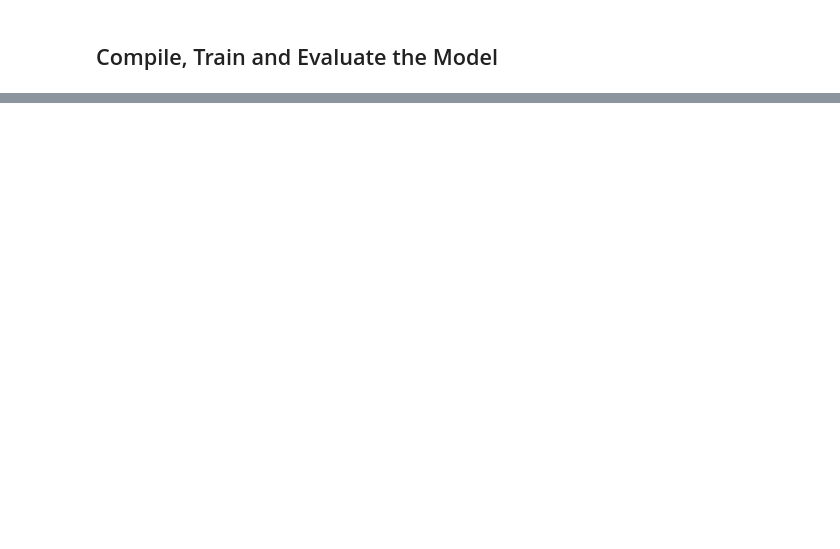
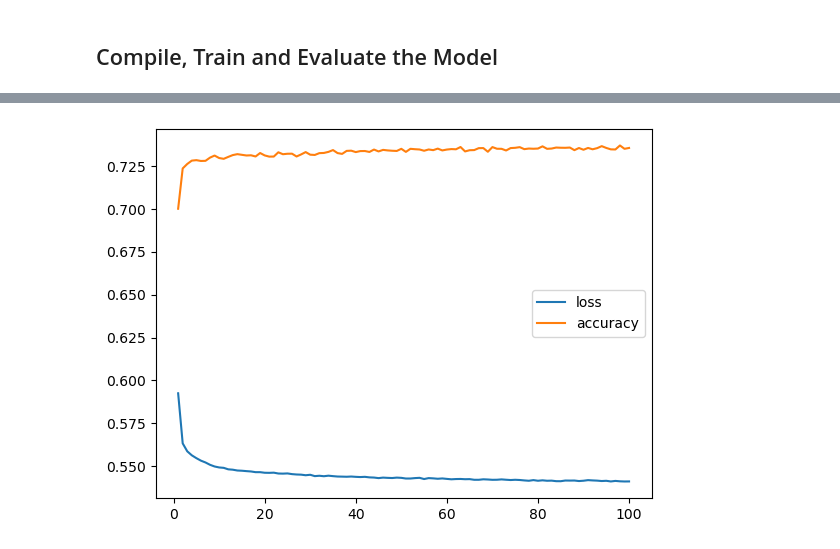
Before and after one commit to MonaBCM/deep-learning-challenge, a Jupyter notebook: deep_learning.ipynb, the cells around one changed output, grey strips where cells are left out. Saved outputs shown, nothing was run; the diff lists cells and outputs as text; code cells hidden in the pictures; blank space fills up the shorter version.

```diff
--- a/deep_learning.ipynb
+++ b/deep_learning.ipynb
@@ -257,0 +275,12 @@ nn.save("models/alphabeticsoup.h5")
+# %%
+# Create a DataFrame containing training history of the 2nd model
+result_df = pd.DataFrame(fit_model.history)
+
+# Increase the index by 1 to match the number of epochs
+result_df.index += 1
+
+# Plot the loss
+result_df.plot(y='loss')
+
+# Plot the accuracy
+result_df.plot(y='accuracy')
@@ -257,0 +291,6 @@ nn.save("models/alphabeticsoup.h5")
+# %%
+plot = result_df.plot()
+fig = plot.get_figure()
+fig.savefig("initial_output.png")
+# %% [output]
+[figure, added]
```
Also changed, not shown: parts of 8 cells of this notebook, 9 other files.
